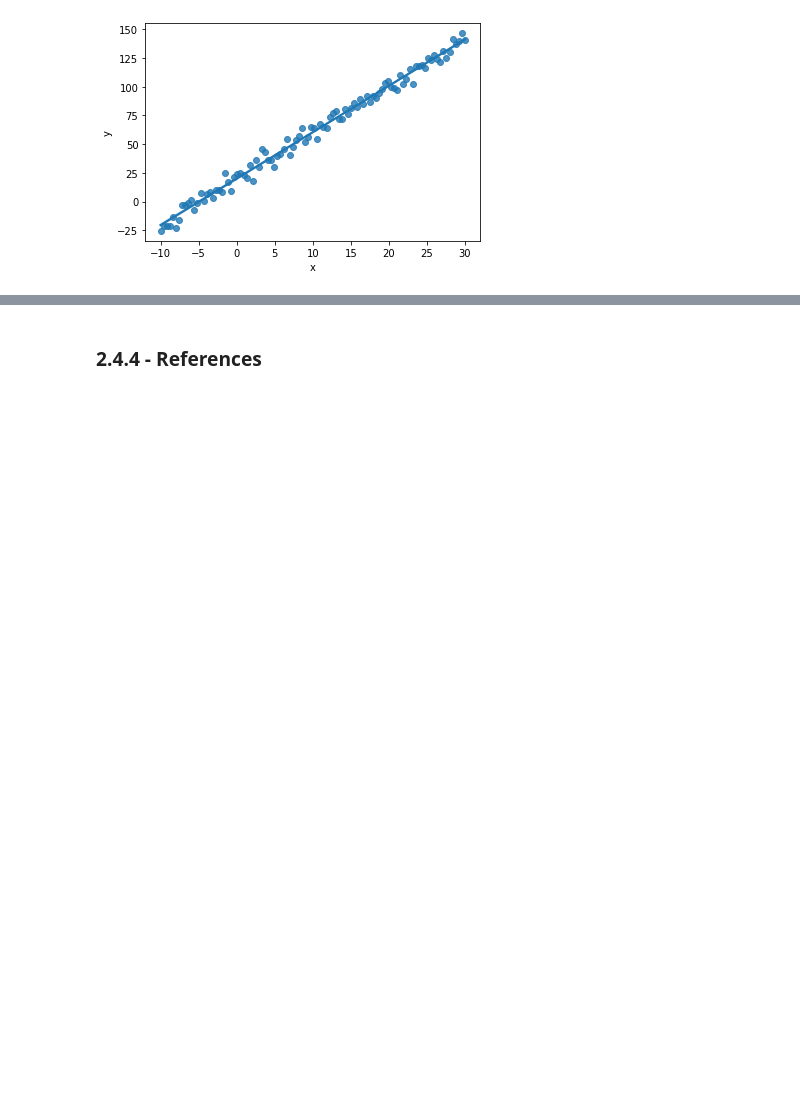
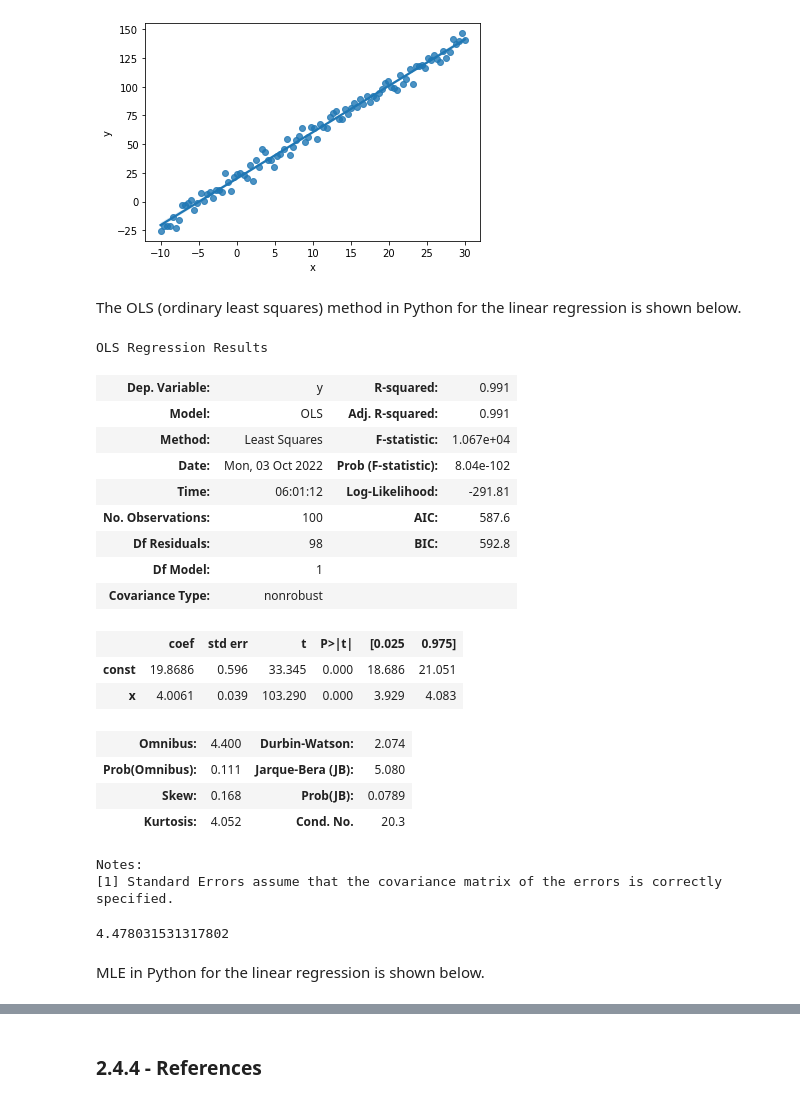
Before and after one commit to ttruong1000/MAT-494-Mathematical-Methods-for-Data-Science, a Jupyter notebook: 2_4_Maximum_Likelihood_Estimation.ipynb, the cells around one changed output, grey strips where cells are left out. Drawn from its saved outputs; the diff is of its cells as text; code cells hidden in the pictures; blank space fills up the shorter version.

```diff
--- a/2_4_Maximum_Likelihood_Estimation.ipynb
+++ b/2_4_Maximum_Likelihood_Estimation.ipynb
@@ -95,3 +95,38 @@ sns.regplot(x='x', y='y', data = df)
 plt.show()
 # %% [output]
 [figure]
+# %% [markdown]
+The OLS (ordinary least squares) method in Python for the linear regression is shown below.
+# %%
+features = api.add_constant(df.x)
+model = api.OLS(y, features).fit()
+model.summary()
+# %% [output]
+OLS Regression Results
+| Dep. Variable: | y | R-squared: | 0.991 |
+| Model: | OLS | Adj. R-squared: | 0.991 |
+| Method: | Least Squares | F-statistic: | 1.067e+04 |
+| Date: | Mon, 03 Oct 2022 | Prob (F-statistic): | 8.04e-102 |
+| Time: | 06:01:12 | Log-Likelihood: | -291.81 |
+| No. Observations: | 100 | AIC: | 587.6 |
+| Df Residuals: | 98 | BIC: | 592.8 |
+| Df Model: | 1 |  |  |
+| Covariance Type: | nonrobust |  |  |
+|  | coef | std err | t | P>|t| | [0.025 | 0.975] |
+| const | 19.8686 | 0.596 | 33.345 | 0.000 | 18.686 | 21.051 |
+| x | 4.0061 | 0.039 | 103.290 | 0.000 | 3.929 | 4.083 |
+| Omnibus: | 4.400 | Durbin-Watson: | 2.074 |
+| Prob(Omnibus): | 0.111 | Jarque-Bera (JB): | 5.080 |
+| Skew: | 0.168 | Prob(JB): | 0.0789 |
+| Kurtosis: | 4.052 | Cond. No. | 20.3 |
+Notes:
+[1] Standard Errors assume that the covariance matrix of the errors is correctly specified.
+# %%
+# find the std dev
+res = model.resid
+standard_dev = np.std(res)
+standard_dev
+# %% [output]
+4.478031531317802
+# %% [markdown]
+MLE in Python for the linear regression is shown below.
```
Also changed, not shown: parts of 3 cells of this notebook.
